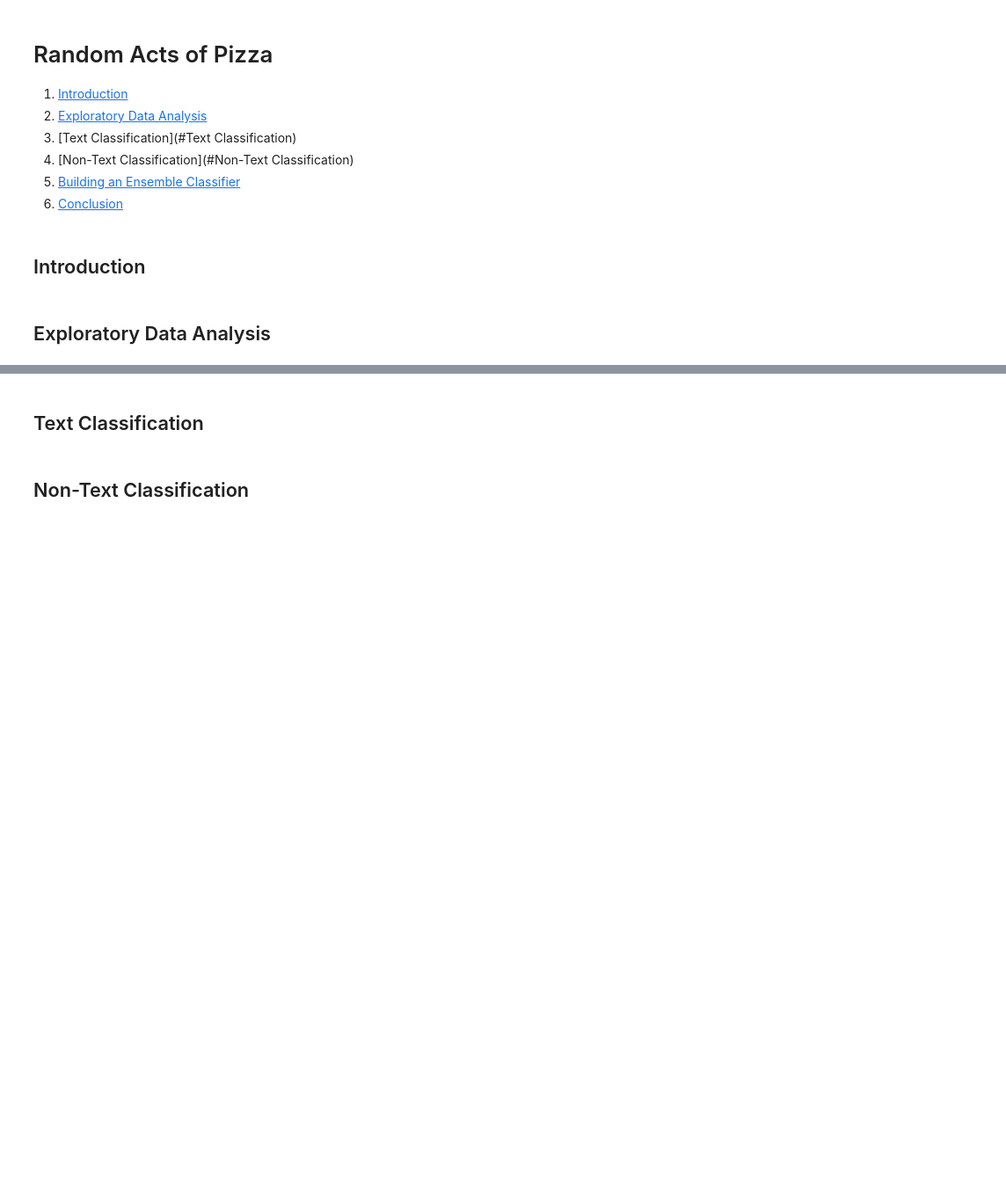
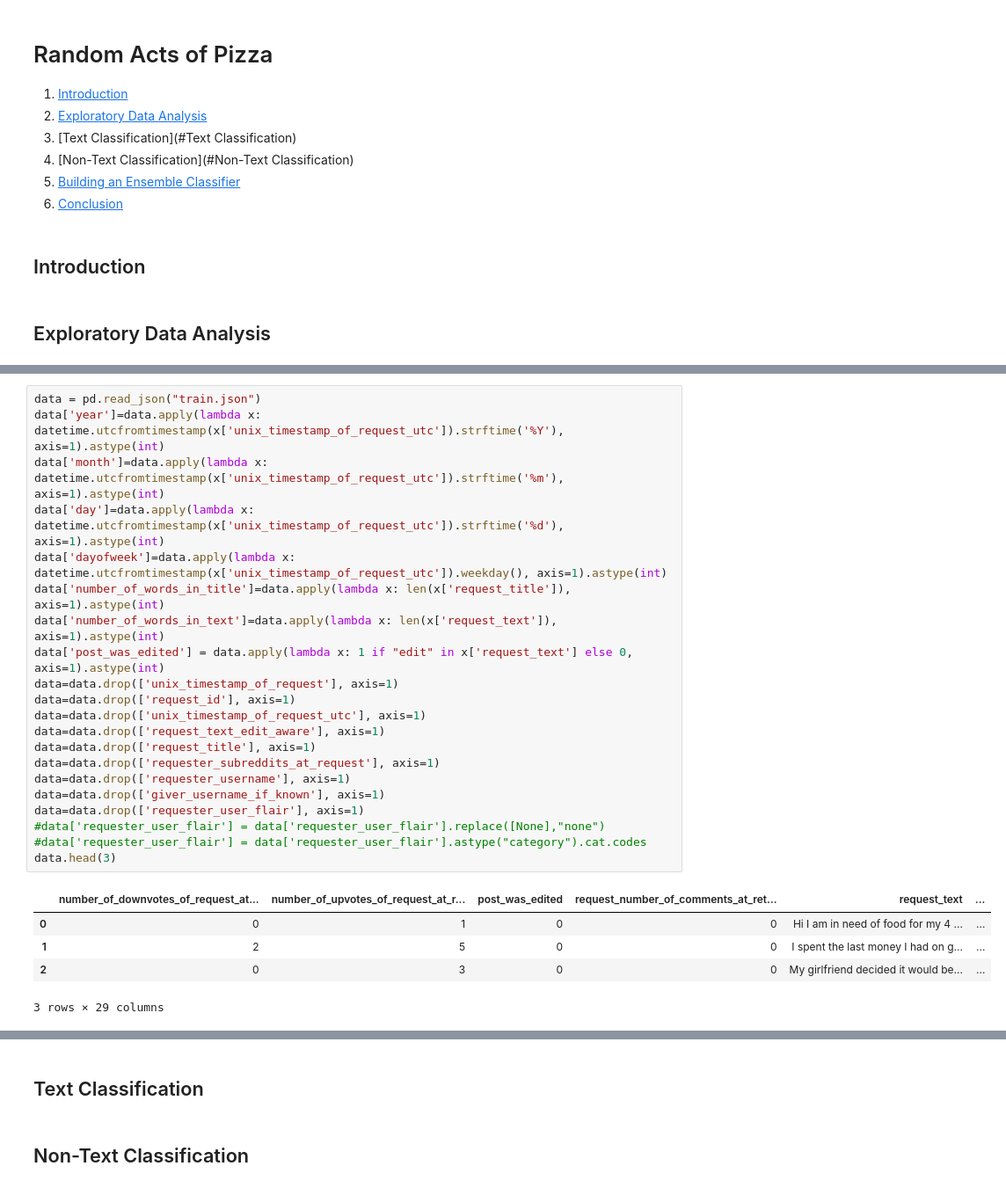
Before and after one commit to gkarnataki/w207-final-project, a Jupyter notebook: RAOP-Final.ipynb, the cells around one changed output, grey strips where cells are left out. Shown at 88% size. Drawn from its saved outputs; the diff is of its cells as text; blank space fills up the shorter version.

```diff
--- a/RAOP-Final.ipynb
+++ b/RAOP-Final.ipynb
@@ -14,0 +37,27 @@
+# %%
+data = pd.read_json("train.json")
+data['year']=data.apply(lambda x: datetime.utcfromtimestamp(x['unix_timestamp_of_request_utc']).strftime('%Y'), axis=1).astype(int)
+data['month']=data.apply(lambda x: datetime.utcfromtimestamp(x['unix_timestamp_of_request_utc']).strftime('%m'), axis=1).astype(int)
+data['day']=data.apply(lambda x: datetime.utcfromtimestamp(x['unix_timestamp_of_request_utc']).strftime('%d'), axis=1).astype(int)
+data['dayofweek']=data.apply(lambda x: datetime.utcfromtimestamp(x['unix_timestamp_of_request_utc']).weekday(), axis=1).astype(int)
+data['number_of_words_in_title']=data.apply(lambda x: len(x['request_title']), axis=1).astype(int)
+data['number_of_words_in_text']=data.apply(lambda x: len(x['request_text']), axis=1).astype(int)
+data['post_was_edited'] = data.apply(lambda x: 1 if "edit" in x['request_text'] else 0, axis=1).astype(int)
+data=data.drop(['unix_timestamp_of_request'], axis=1)
+data=data.drop(['request_id'], axis=1)
+data=data.drop(['unix_timestamp_of_request_utc'], axis=1)
+data=data.drop(['request_text_edit_aware'], axis=1)
+data=data.drop(['request_title'], axis=1)
+data=data.drop(['requester_subreddits_at_request'], axis=1)
+data=data.drop(['requester_username'], axis=1)
+data=data.drop(['giver_username_if_known'], axis=1)
+data=data.drop(['requester_user_flair'], axis=1)
+#data['requester_user_flair'] = data['requester_user_flair'].replace([None],"none")
+#data['requester_user_flair'] = data['requester_user_flair'].astype("category").cat.codes
+data.head(3)
+# %% [output]
+|  | number_of_downvotes_of_request_at... | number_of_upvotes_of_request_at_r... | post_was_edited | request_number_of_comments_at_ret... | request_text | ... |
+| 0 | 0 | 1 | 0 | 0 | Hi I am in need of food for my 4 ... | ... |
+| 1 | 2 | 5 | 0 | 0 | I spent the last money I had on g... | ... |
+| 2 | 0 | 3 | 0 | 0 | My girlfriend decided it would be... | ... |
+3 rows × 29 columns
```
Also changed, not shown: parts of 6 cells of this notebook.
